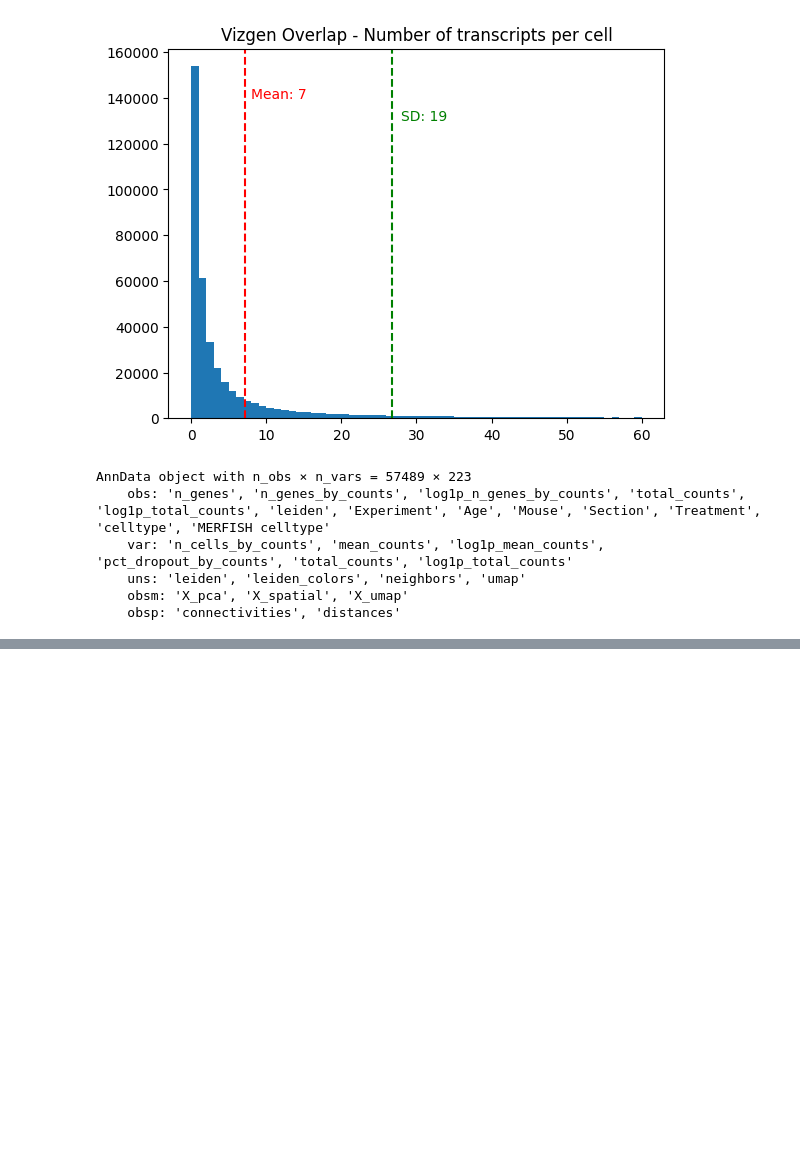
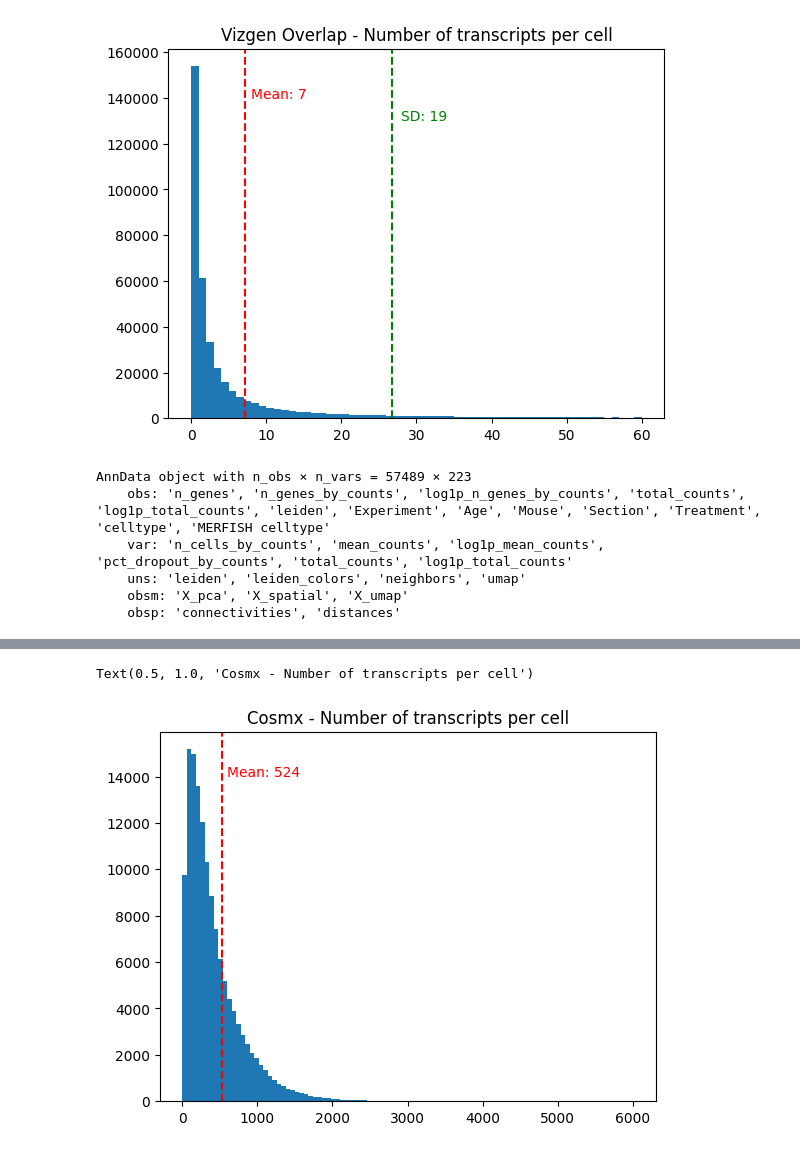
Before and after one commit to krisalejo/scRNA-seq-tech-comparisons, a Jupyter notebook: Transcripts per cell - Mean with SD histograms.ipynb, the cells around one changed output, grey strips where cells are left out. Saved outputs shown, nothing was run; the diff lists cells and outputs as text; code cells hidden in the pictures; blank space fills up the shorter version.

```diff
--- a/Transcripts per cell - Mean with SD histograms.ipynb
+++ b/Transcripts per cell - Mean with SD histograms.ipynb
@@ -488,0 +502,11 @@ AnnData object with n_obs × n_vars = 57489 × 223
+# %%
+plt.hist(cosmx_transcript_counts, bins = 100, range = (0, 6000))
+plt.axvline(cosmx_transcript_counts.mean(), color = 'red', linestyle = 'dashed', label = 'Mean')
+plt.text(600, 14000, f'Mean: {int(cosmx_transcript_counts.mean())}', color = 'red')
+#plt.axvline(cosmx_transcript_counts.mean() - cosmx_transcript_counts.std(), color = 'green', linestyle = 'dashed', label = '-1 SD')
+#plt.text(3000, 12000, f'SD: {int(cosmx_transcript_counts.std())}', color = 'green')
+#plt.axvline(cosmx_transcript_counts.mean() + cosmx_transcript_counts.std(), color = 'green', linestyle = 'dashed', label = '+1 SD')
+plt.title('Cosmx - Number of transcripts per cell')
+# %% [output]
+Text(0.5, 1.0, 'Cosmx - Number of transcripts per cell')
+[figure, added]
```
Also changed, not shown: parts of 7 cells of this notebook.
